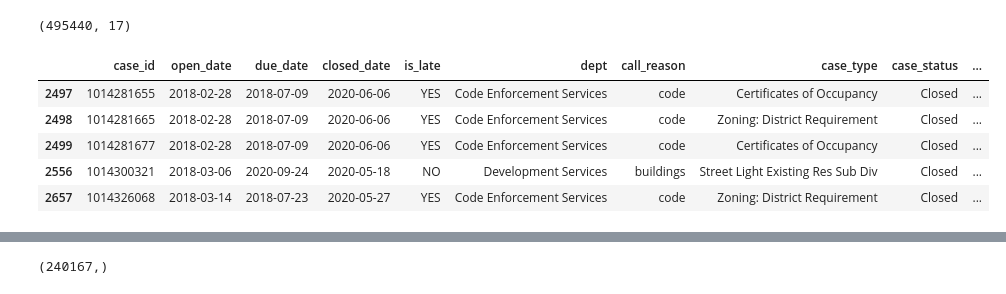
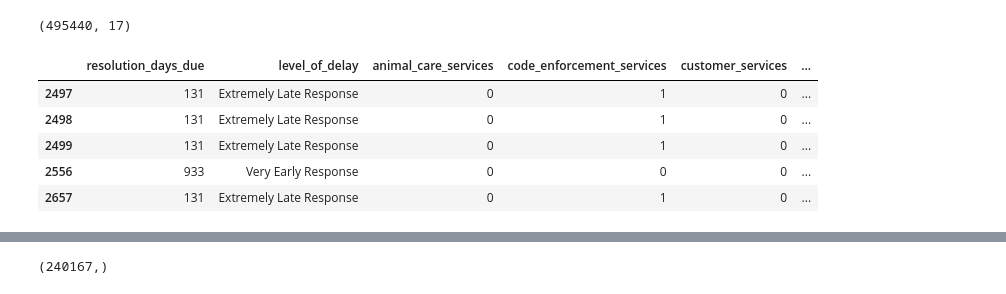
Before and after one commit to 3-1-1-Codeup/project, a Jupyter notebook: workbooks/john/model.ipynb, the cells around one changed output, grey strips where cells are left out. Cells and saved outputs as stored; diff of their text form; code cells hidden in the pictures.

Commit message:
worked on modeling

```diff
--- a/workbooks/john/model.ipynb
+++ b/workbooks/john/model.ipynb
@@ -137,9 +144,35 @@ df = dummy_call_reason(df)
+# %%
+model_df = create_dummies(model_df)
+# %%
+model_df = model_df.drop(columns = ['dept', 'call_reason', 'council_district', 'source_id'])
+# %%
+def create_model_df(df):
+
+    '''
+    This function will take in a cleaned dataframe and return a dataframe prepared for numeric based modeling
+    '''
+
+    # only keep chosen variable
+    model_df = keep_info(df)
+
+    # make dummies of chosen variables
+    model_df = dummy_dept(model_df)
+    model_df = make_source_id_dummies(model_df)
+    model_f = dummy_call_reason(model_df)
+    model_df = create_dummies(model_df)
+
+    # drop categorical columns once they've been dummied
+    model_df = model_df.drop(columns = ['dept', 'call_reason', 'council_district', 'source_id'])
+
+    return model_df
+# %%
+model_df2 = create_model_df(df)
 # %%
-df.head()
+model_df2.head()
 # %% [output]
-|  | case_id | open_date | due_date | closed_date | is_late | dept | call_reason | case_type | case_status | ... |
-| 2497 | 1014281655 | 2018-02-28 | 2018-07-09 | 2020-06-06 | YES | Code Enforcement Services | code | Certificates of Occupancy | Closed | ... |
-| 2498 | 1014281665 | 2018-02-28 | 2018-07-09 | 2020-06-06 | YES | Code Enforcement Services | code | Zoning: District Requirement | Closed | ... |
-| 2499 | 1014281677 | 2018-02-28 | 2018-07-09 | 2020-06-06 | YES | Code Enforcement Services | code | Certificates of Occupancy | Closed | ... |
-| 2556 | 1014300321 | 2018-03-06 | 2020-09-24 | 2020-05-18 | NO | Development Services | buildings | Street Light Existing Res Sub Div | Closed | ... |
-| 2657 | 1014326068 | 2018-03-14 | 2018-07-23 | 2020-05-27 | YES | Code Enforcement Services | code | Zoning: District Requirement | Closed | ... |
+|  | resolution_days_due | level_of_delay | animal_care_services | code_enforcement_services | customer_services | ... |
+| 2497 | 131 | Extremely Late Response | 0 | 1 | 0 | ... |
+| 2498 | 131 | Extremely Late Response | 0 | 1 | 0 | ... |
+| 2499 | 131 | Extremely Late Response | 0 | 1 | 0 | ... |
+| 2556 | 933 | Very Early Response | 0 | 0 | 0 | ... |
+| 2657 | 131 | Extremely Late Response | 0 | 1 | 0 | ... |
```
Also changed, not shown: parts of 71 cells of this notebook, 2 other files.
